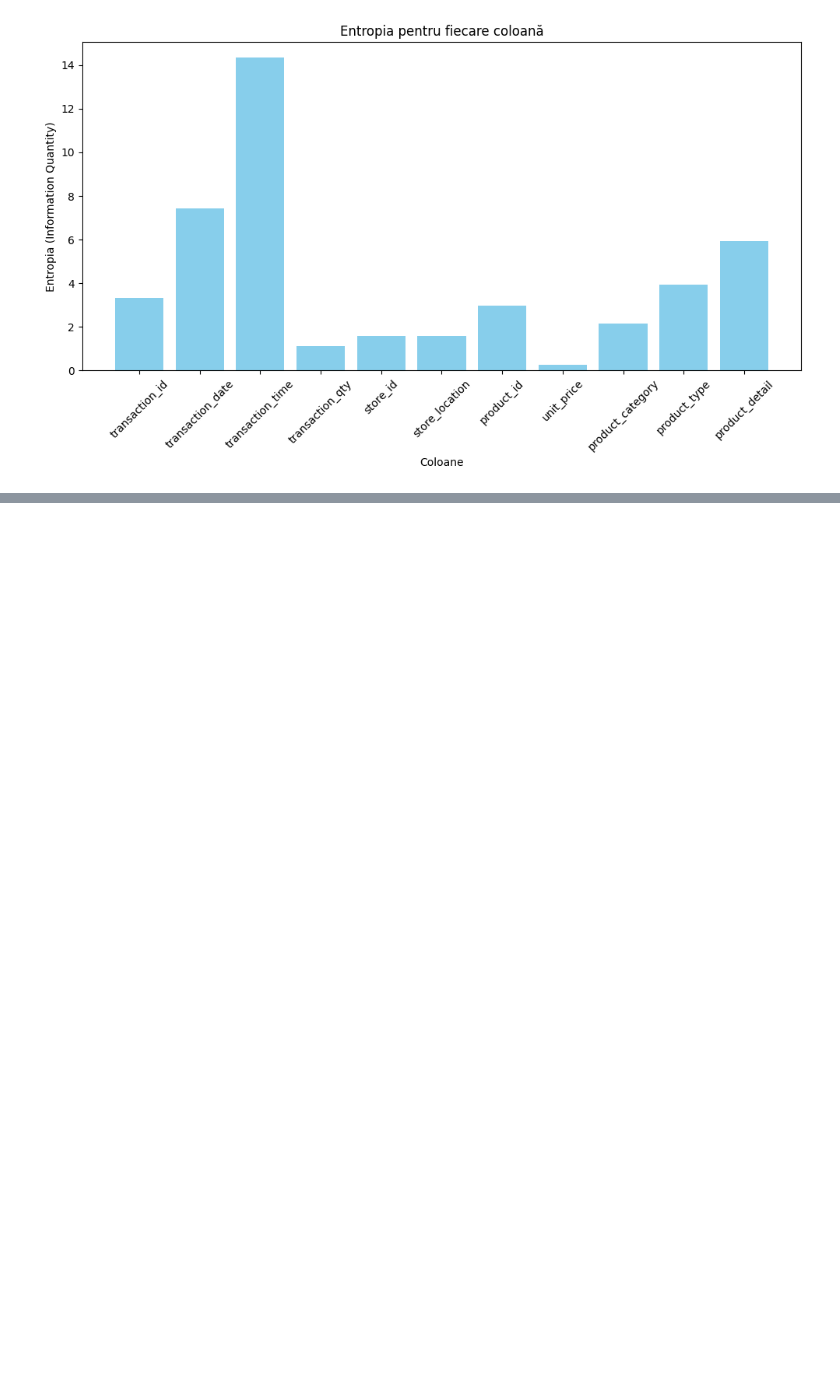
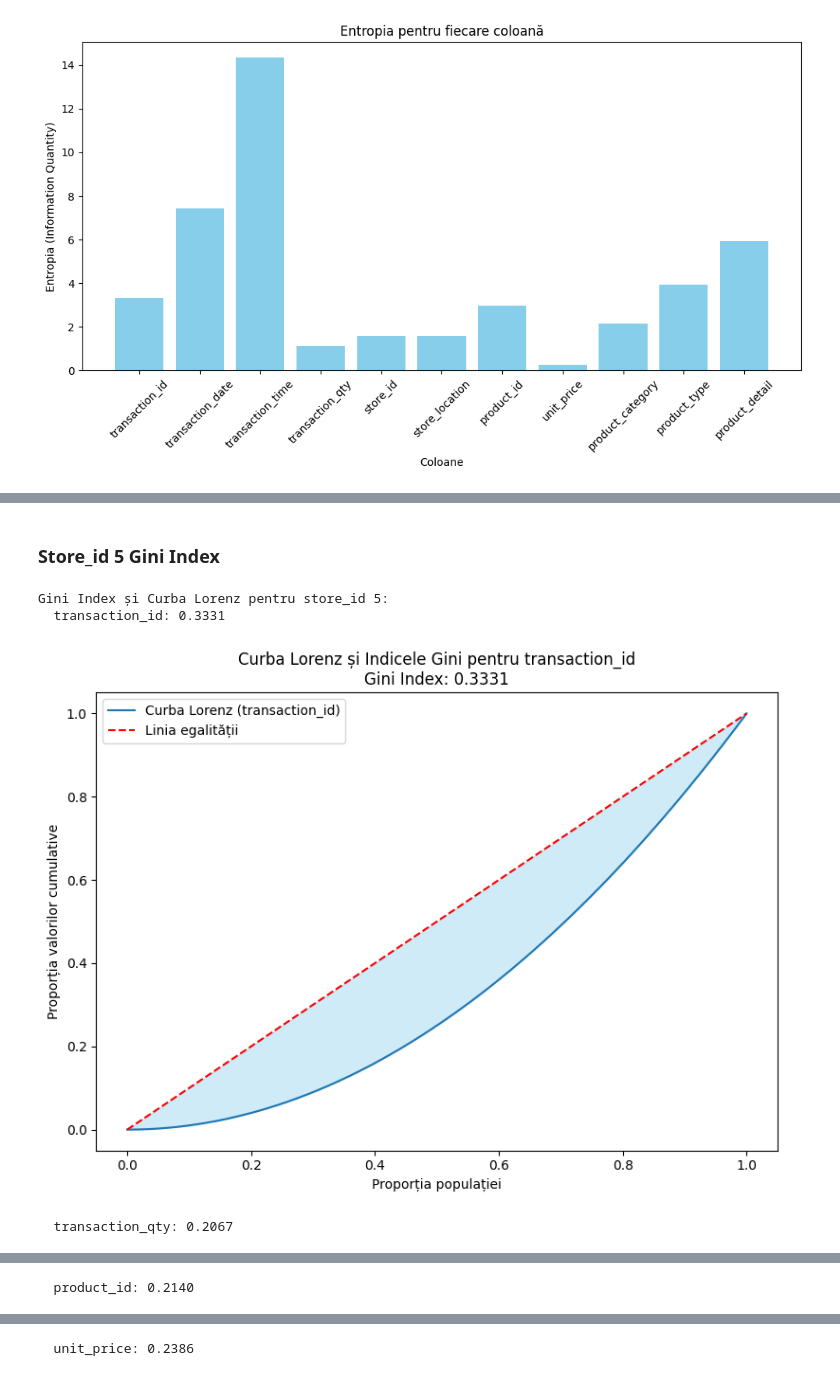
Before and after one commit to PopLuks/Coffe-Shop-sales, a Jupyter notebook: coffe_shop_sales.ipynb, the cells around one changed output, grey strips where cells are left out. Drawn from its saved outputs; the diff is of its cells as text; code cells hidden in the pictures; blank space fills up the shorter version.

```diff
--- a/coffe_shop_sales.ipynb
+++ b/coffe_shop_sales.ipynb
@@ -286,0 +328,42 @@ plT.show()
+# %% [markdown]
+### Store_id 5 Gini Index
+# %%
+def gini_index_and_lorenz_curve(array):
+    array = np.sort(array)  # Sortare in ordine crescatoare
+    cumulative_values = np.cumsum(array)  # Suma valorilor
+    cumulative_values = np.insert(cumulative_values, 0, 0)
+    cumulative_values = cumulative_values / cumulative_values[-1]  # Normalizam la 1
+    gini = 1 - 2 * np.trapezoid(cumulative_values, dx=1/len(array))  # Calculam indicele Gini
+    return gini, cumulative_values
+
+# Filtrarea datelor pentru store_id = 5
+filtered_df_store_id_5 = df[df['store_id'] == 5]
+
+# Selectarea coloanelor numerice
+numeric_cols = filtered_df_store_id_5.select_dtypes(include=['number']).drop(columns=['store_id'], errors='ignore')
+
+# Calcularea Gini Index si desenarea curbei Lorenz pentru fiecare coloana numerica
+print("Gini Index și Curba Lorenz pentru store_id 5:")
+for col in numeric_cols.columns:
+    if filtered_df_store_id_5[col].sum() > 0:  # Verificam daca exista valori nenule
+        gini, lorenz_curve = gini_index_and_lorenz_curve(filtered_df_store_id_5[col].values)
+        print(f"  {col}: {gini:.4f}")
+
+        # Desenarea curbei Lorenz
+        plT.figure(figsize=(8, 6))
+        plT.plot(np.linspace(0, 1, len(lorenz_curve)), lorenz_curve, label=f'Curba Lorenz ({col})')
+        plT.plot([0, 1], [0, 1], color='red', linestyle='--', label='Linia egalității')
+        plT.fill_between(np.linspace(0, 1, len(lorenz_curve)), lorenz_curve, np.linspace(0, 1, len(lorenz_curve)), color='skyblue', alpha=0.4)
+        plT.title(f'Curba Lorenz și Indicele Gini pentru {col}\nGini Index: {gini:.4f}')
+        plT.xlabel('Proporția populației')
+        plT.ylabel('Proporția valorilor cumulative')
+        plT.legend()
+        plT.tight_layout()
+        plT.show()
+    else:
+        print(f"  {col}: Nu se poate calcula (toate valorile sunt 0)")
+# %% [output]
+Gini Index și Curba Lorenz pentru store_id 5:
+  transaction_id: 0.3331
+[figure, added]
+  transaction_qty: 0.2067
@@ -286,0 +371 @@ plT.show()
+  product_id: 0.2140
@@ -286,0 +373 @@ plT.show()
+  unit_price: 0.2386
```
Also changed, not shown: parts of 12 cells of this notebook.
